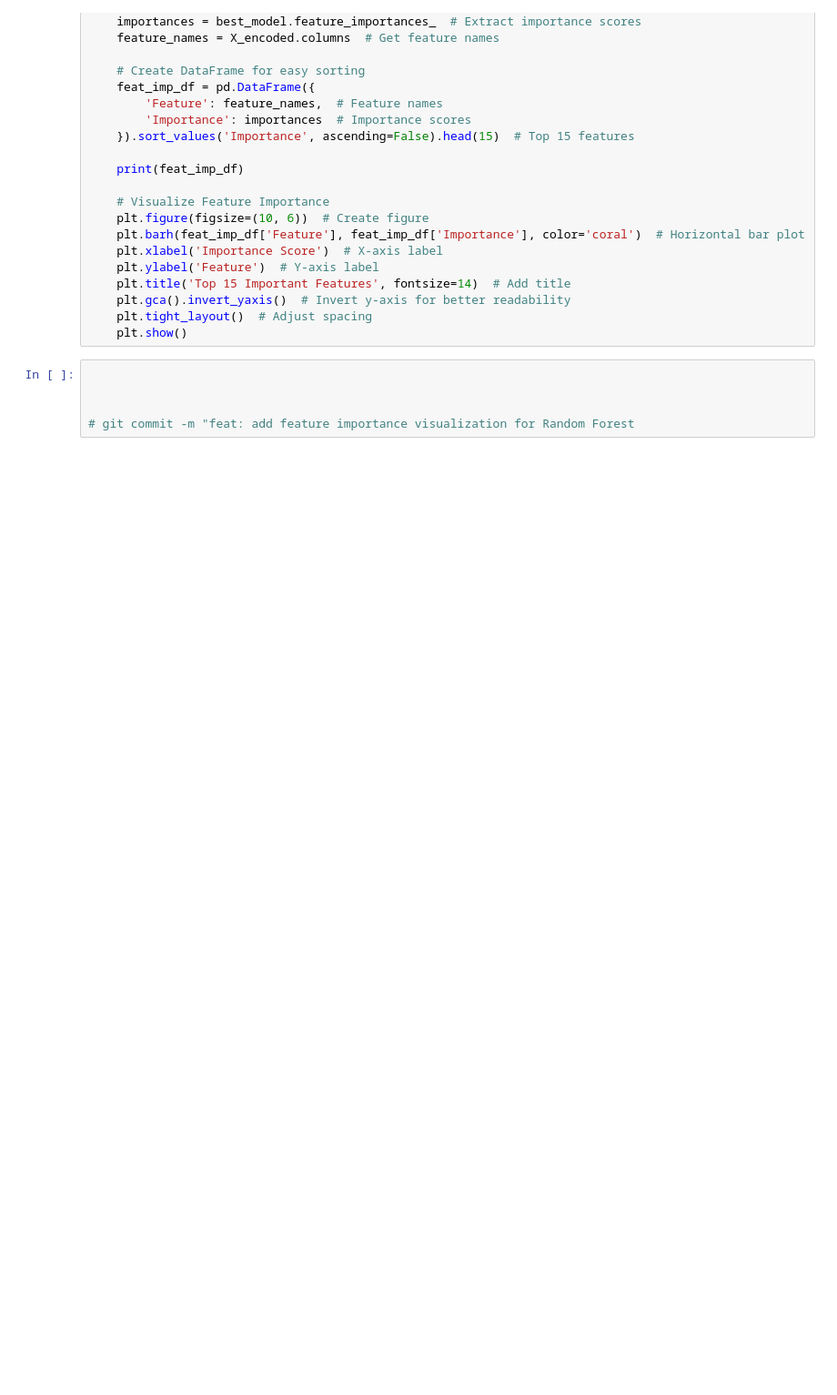
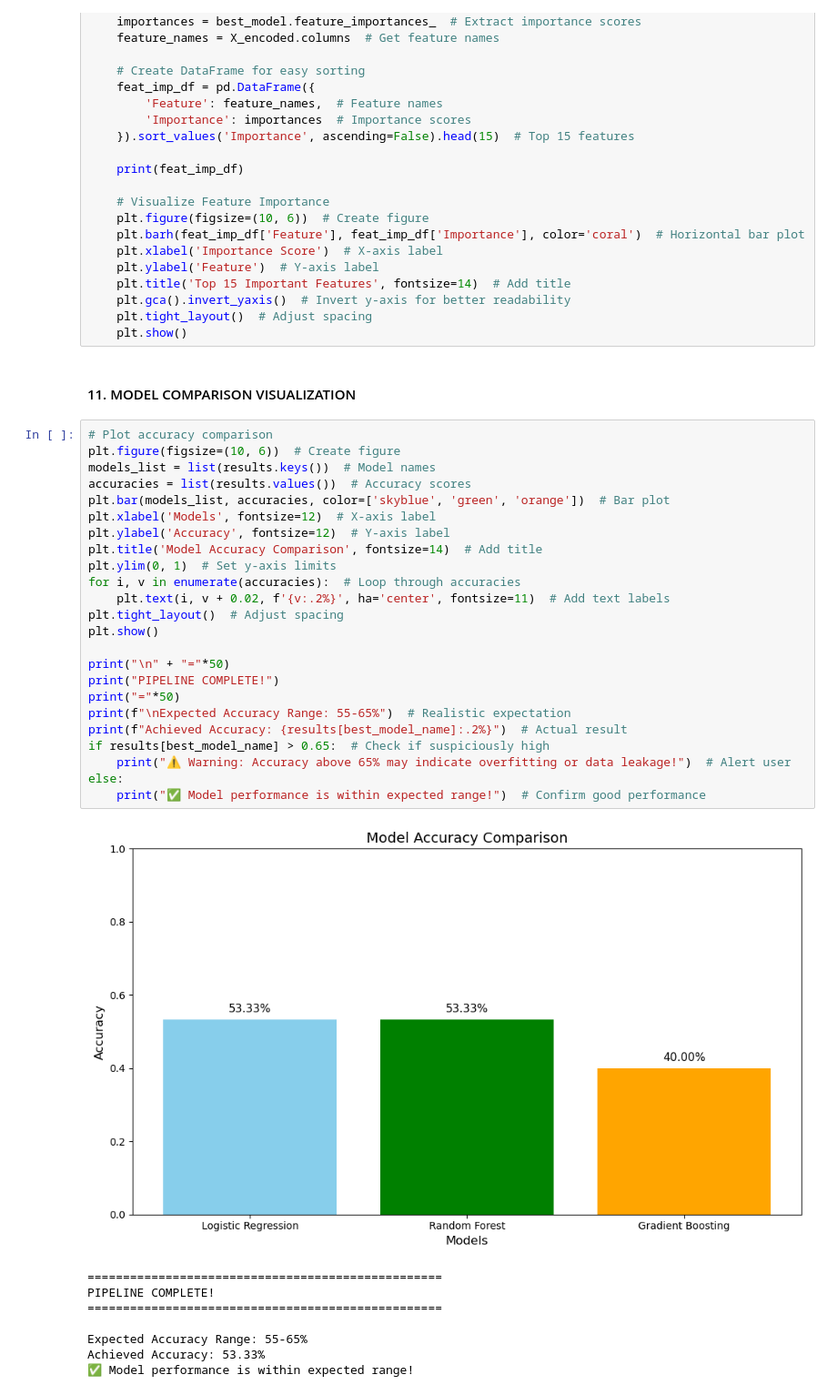
Before and after one commit to Abhi260105/ml-learning2, a Jupyter notebook: IPL_Prediction.ipynb, the cells around one changed output. Shown at 91% size. Saved outputs shown, nothing was run; the diff lists cells and outputs as text; blank space fills up the shorter version.

Commit message:
feat: add model comparison dashboard and final report

```diff
--- a/IPL_Prediction.ipynb
+++ b/IPL_Prediction.ipynb
@@ -360,8 +360,38 @@ if best_model_name == 'Random Forest':  # Check if best model is RF
     plt.gca().invert_yaxis()  # Invert y-axis for better readability
     plt.tight_layout()  # Adjust spacing
     plt.show()
-# %%
-
-
-
-# git commit -m "feat: add feature importance visualization for Random Forest
+# %% [markdown]
+#### 11. MODEL COMPARISON VISUALIZATION
+# %%
+# Plot accuracy comparison
+plt.figure(figsize=(10, 6))  # Create figure
+models_list = list(results.keys())  # Model names
+accuracies = list(results.values())  # Accuracy scores
+plt.bar(models_list, accuracies, color=['skyblue', 'green', 'orange'])  # Bar plot
+plt.xlabel('Models', fontsize=12)  # X-axis label
+plt.ylabel('Accuracy', fontsize=12)  # Y-axis label
+plt.title('Model Accuracy Comparison', fontsize=14)  # Add title
+plt.ylim(0, 1)  # Set y-axis limits
+for i, v in enumerate(accuracies):  # Loop through accuracies
+    plt.text(i, v + 0.02, f'{v:.2%}', ha='center', fontsize=11)  # Add text labels
+plt.tight_layout()  # Adjust spacing
+plt.show()
+
+print("\n" + "="*50)
+print("PIPELINE COMPLETE!")
+print("="*50)
+print(f"\nExpected Accuracy Range: 55-65%")  # Realistic expectation
+print(f"Achieved Accuracy: {results[best_model_name]:.2%}")  # Actual result
+if results[best_model_name] > 0.65:  # Check if suspiciously high
+    print("⚠️ Warning: Accuracy above 65% may indicate overfitting or data leakage!")  # Alert user
+else:
+    print("✅ Model performance is within expected range!")  # Confirm good performance
+# %% [output]
+[figure, added]
+==================================================
+PIPELINE COMPLETE!
+==================================================
+
+Expected Accuracy Range: 55-65%
+Achieved Accuracy: 53.33%
+✅ Model performance is within expected range!
```
